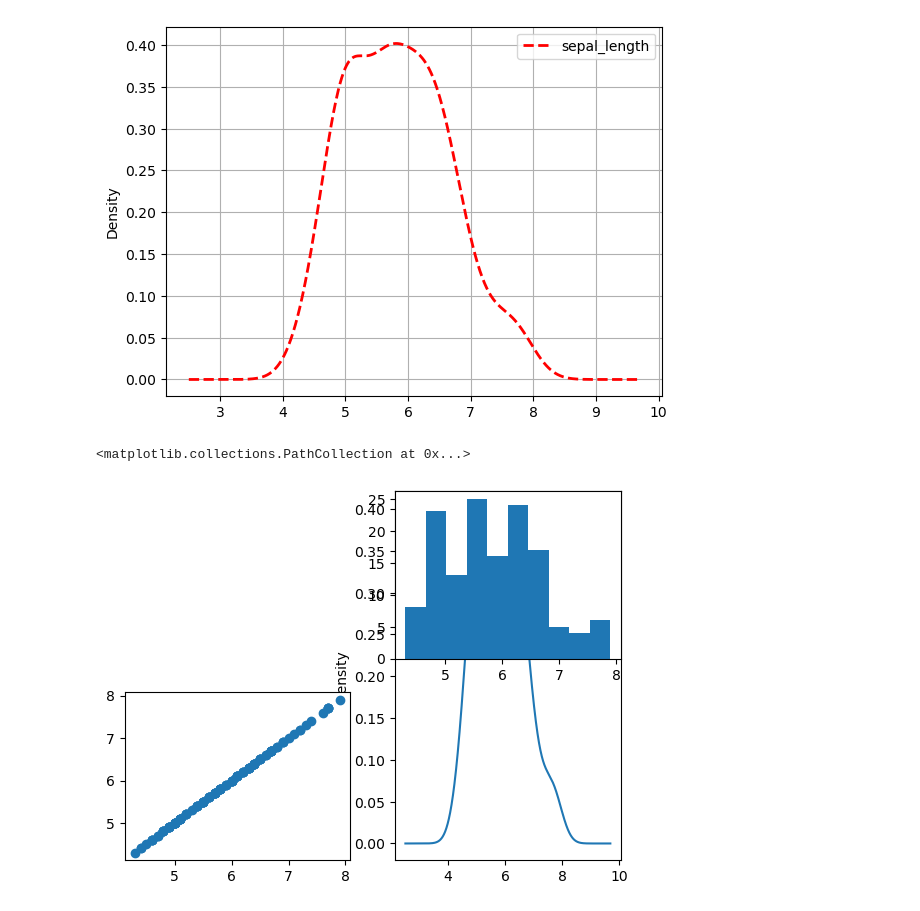
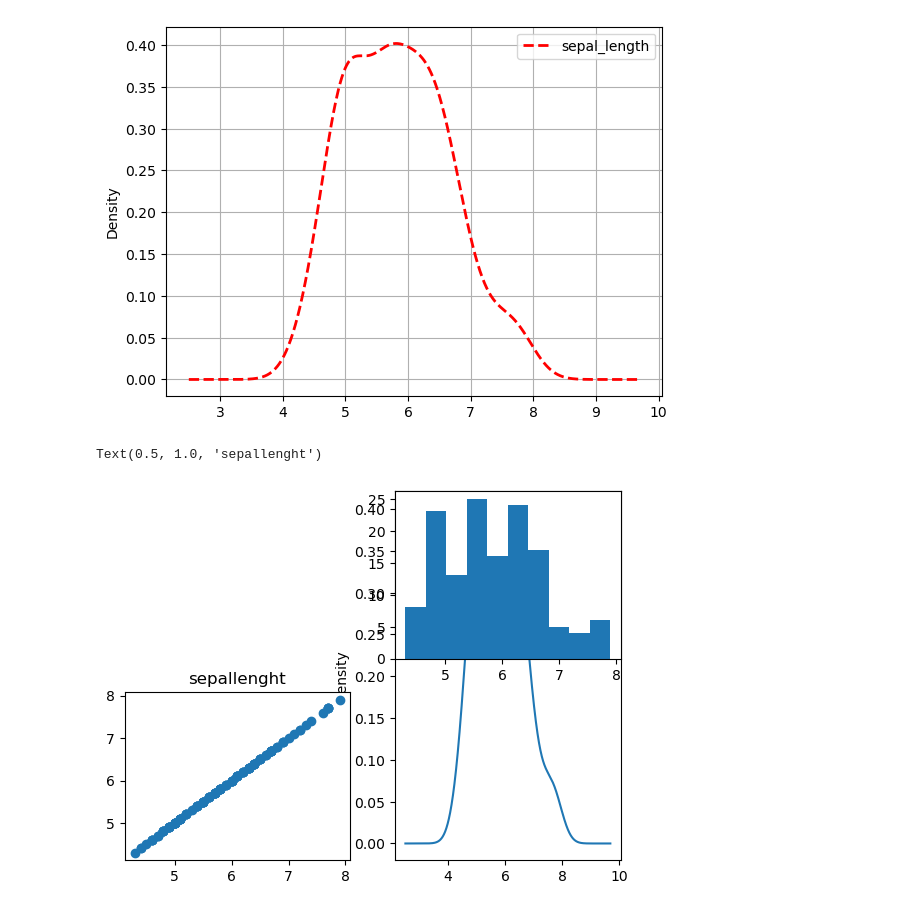
Before and after one commit to harnitha28/learn-code, a Jupyter notebook: sepal&plots.ipynb, the cells around one changed output. Cells and saved outputs as stored; diff of their text form; code cells hidden in the pictures.

```diff
--- a/sepal&plots.ipynb
+++ b/sepal&plots.ipynb
@@ -158,10 +158,11 @@ plt.show()
 # %%
 plt.subplot(1,2,2)
 mk.plot(kind="density")
 plt.subplot(2,2,2)
 plt.hist(df["sepal_length"])
 plt.subplot(2,2,3)
 plt.scatter(df["sepal_length"],mk)
+plt.title("sepallenght")
 # %% [output]
-<matplotlib.collections.PathCollection at 0x...>
+Text(0.5, 1.0, 'sepallenght')
-[figure, old version]
+[figure, new version]
```
Also changed, not shown: 4 other files.
